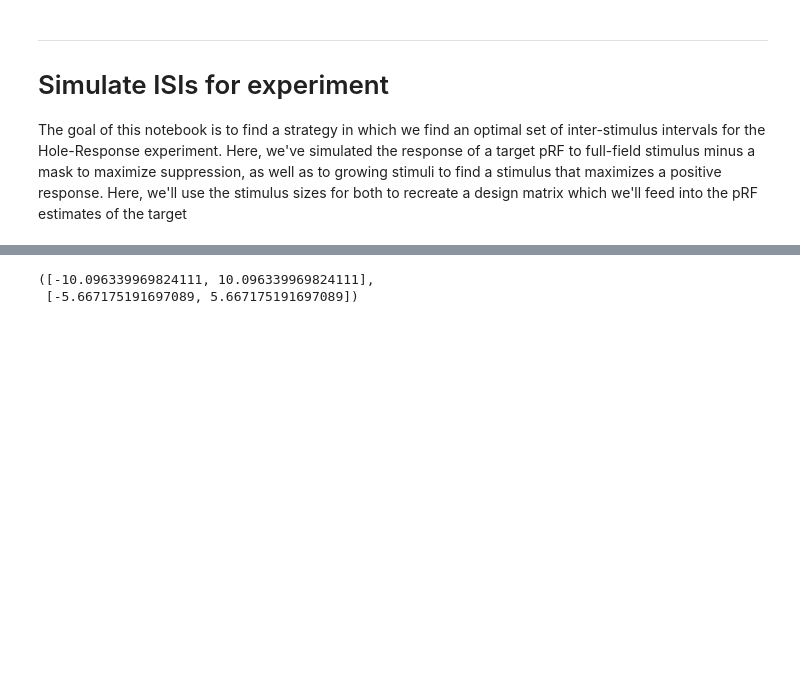
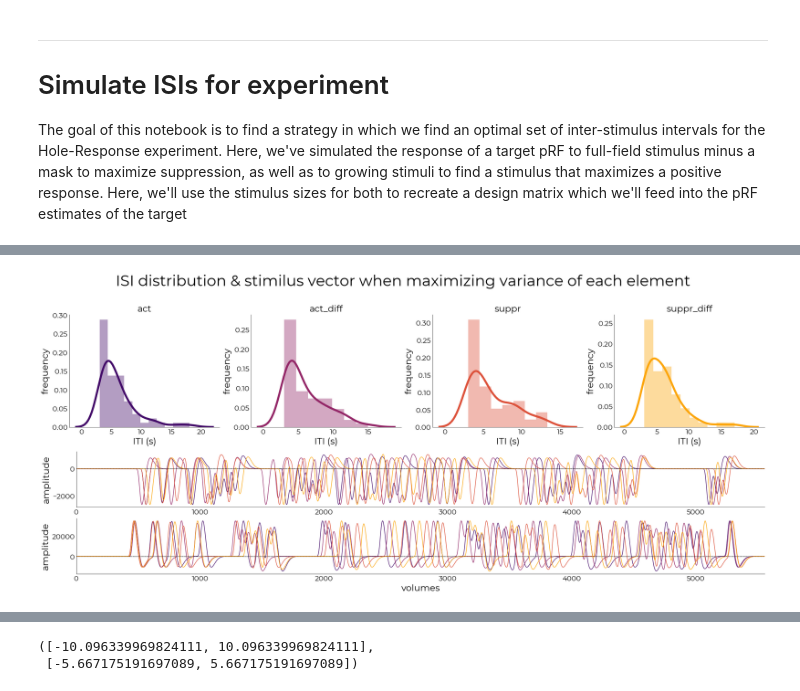
Before and after one commit to spinoza-centre/holeresponse, a Jupyter notebook: notebooks/simulate_isi.ipynb, the cells around one changed output, grey strips where cells are left out. Cells and saved outputs as stored; diff of their text form; code cells hidden in the pictures; blank space fills up the shorter version.

```diff
--- a/notebooks/simulate_isi.ipynb
+++ b/notebooks/simulate_isi.ipynb
@@ -39,0 +243,97 @@ pars
+# %%
+fig = plt.figure(figsize=(20,8), constrained_layout=True)
+sf = fig.subfigures(nrows=2)
+sf1 = sf[0].subplots(ncols=4)
+sf2 = sf[1].subplots(nrows=2)
+
+for ix,el in enumerate(list(np.unique(df_var["name"].values))):
+
+    # get max variance for all elements
+    max_var = utils.select_from_df(df_var, expression=f"code = {ix}")
+    max_var_ix = max_var.loc[max_var["variance"].idxmax()].it
+    print(f"Iteration {max_var_ix} maximizes '{el}'")
+
+    # get corresponding set of ITIs
+    max_var_isi_obj = utils.select_from_df(df_var, expression=f"it = {max_var_ix}")["isi_obj"].iloc[0]
+    max_var_isis = max_var_isi_obj.itis
+
+    # plot distribution
+    ax = sf1[ix]
+    plotting.LazyHist(
+        max_var_isis,
+        axs=ax,
+        kde=True,
+        hist=True,
+        fill=False,
+        title=el,
+        y_label2="frequency",
+        x_label2="ITI (s)",
+        color=cols[ix],
+        hist_kwargs={"alpha": 0.4},
+        kde_kwargs={"linewidth": 4}
+    )
+
+    func_vols = round(iti_obj.total_experiment_time/TR)
+
+    # make stimulus vector
+    stims = glm.make_stimulus_vector(
+        max_var_isi_obj.get_onsets(),
+        scan_length=func_vols,
+        osf=osf,
+        type='block',
+        block_length=stim_duration)
+
+    # convolve with HRF
+    stim_vector = glm.convolve_hrf([hrf_0], stims)
+
+    # resample to functional time domain
+    stim_vector_resampled = glm.resample_stim_vector(stim_vector, func_vols)
+    stim_vector_resampled
+
+    input_data = stim_vector_resampled["norm"][:,0]*stim_betas[0]
+    if ix == 0:
+        set_title = "suppression vector"
+        y_label = "amplitude"
+    else:
+        set_title = None
+        y_label = None
+
+    plotting.LazyPlot(
+        input_data,
+        axs=sf2[0],
+        line_width=1,
+        add_hline=0,
+        color=cols[ix],
+        y_label=y_label,
+        title=set_title)
+
+    input_data = stim_vector_resampled["act"][:,0]*stim_betas[1]
+    if ix == 0:
+        x_label = "volumes"
+        set_title = "activation vector"
+        y_label = "amplitude"
+    else:
+        x_label = None
+        set_title = None
+        y_label = None
+
+    plotting.LazyPlot(
+        input_data,
+        axs=sf2[1],
+        line_width=1,
+        add_hline=0,
+        color=cols[ix],
+        y_label=y_label,
+        x_label=x_label,
+        title=set_title
+    )
+
+fig.suptitle("ISI distribution & stimilus vector when maximizing variance of each element", fontsize=30, y=1.1)
+fname = "/data1/projects/MicroFunc/Jurjen/programs/project_repos/holeresponse/data/simulate.pdf"
+fig.savefig(
+    fname,
+    bbox_inches="tight",
+    dpi=300,
+    facecolor="white"
+)
+# %% [output]
@@ -39,0 +344 @@ pars
+[figure, added]
```
Also changed, not shown: parts of 19 cells of this notebook.
